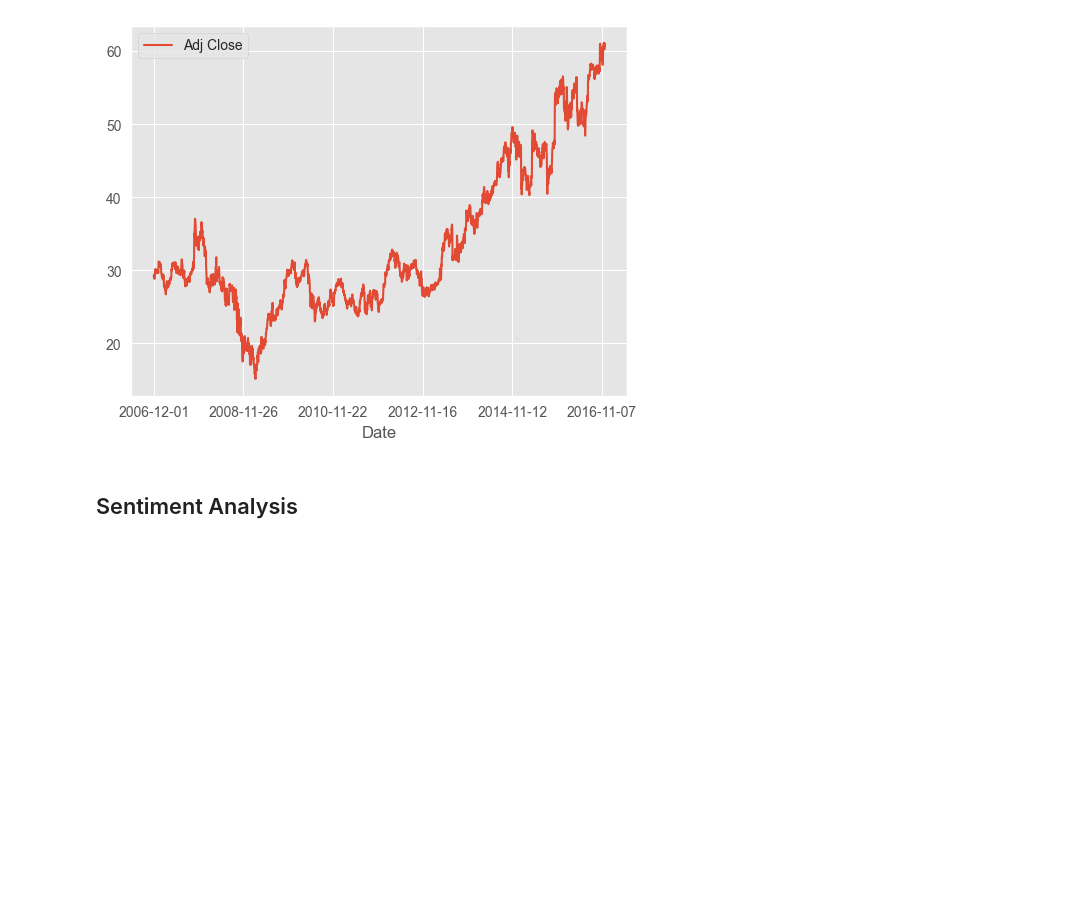
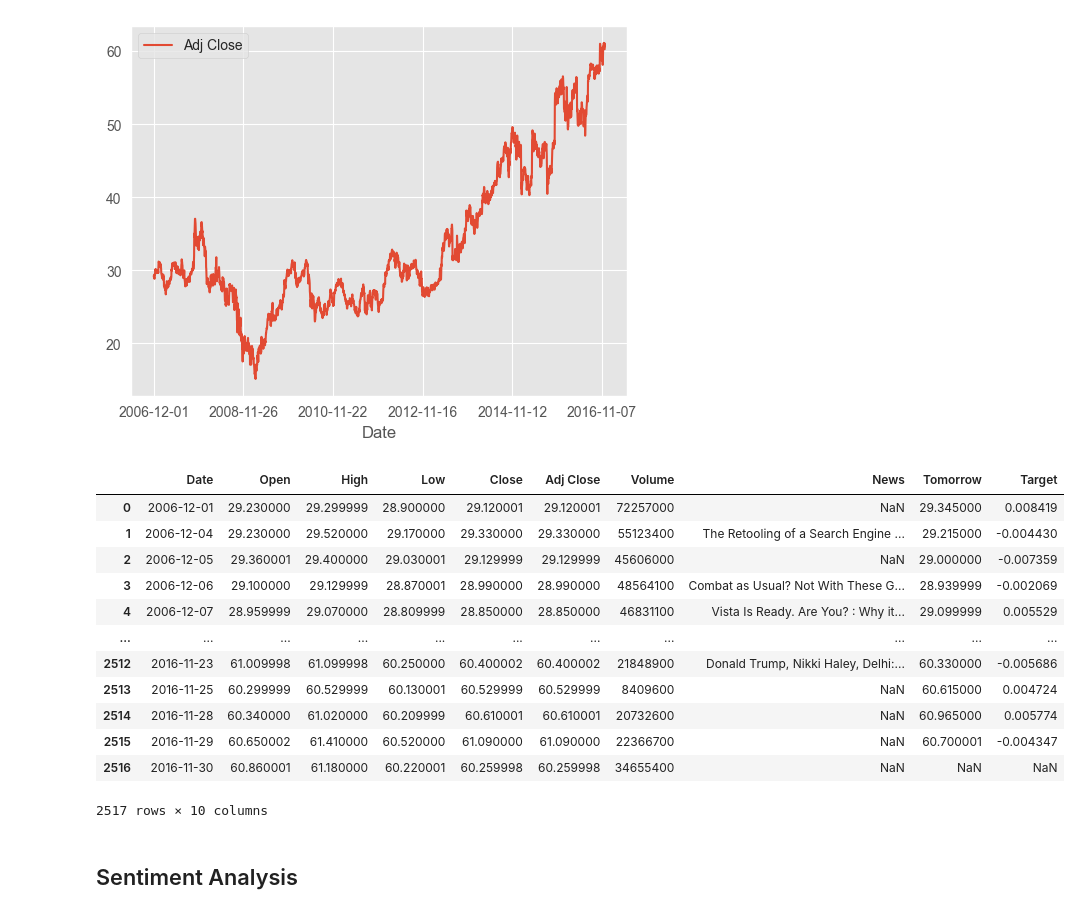
Before and after one commit to requiser/Komplex_tervezes, a Jupyter notebook: sentiment_analysis_source_1.ipynb, the cells around one changed output. Saved outputs shown, nothing was run; the diff lists cells and outputs as text; code cells hidden in the pictures; blank space fills up the shorter version.

```diff
--- a/sentiment_analysis_source_1.ipynb
+++ b/sentiment_analysis_source_1.ipynb
@@ -41,3 +48,19 @@ msft_news["Target"] = (msft_news["Tomorrow"] / msft_news["Adj Close"]-1)
+# %%
+msft_news
+# %% [output]
+|  | Date | Open | High | Low | Close | Adj Close | Volume | News | Tomorrow | Target |
+| 0 | 2006-12-01 | 29.230000 | 29.299999 | 28.900000 | 29.120001 | 29.120001 | 72257000 | NaN | 29.345000 | 0.008419 |
+| 1 | 2006-12-04 | 29.230000 | 29.520000 | 29.170000 | 29.330000 | 29.330000 | 55123400 | The Retooling of a Search Engine ... | 29.215000 | -0.004430 |
+| 2 | 2006-12-05 | 29.360001 | 29.400000 | 29.030001 | 29.129999 | 29.129999 | 45606000 | NaN | 29.000000 | -0.007359 |
+| 3 | 2006-12-06 | 29.100000 | 29.129999 | 28.870001 | 28.990000 | 28.990000 | 48564100 | Combat as Usual? Not With These G... | 28.939999 | -0.002069 |
+| 4 | 2006-12-07 | 28.959999 | 29.070000 | 28.809999 | 28.850000 | 28.850000 | 46831100 | Vista Is Ready. Are You? : Why it... | 29.099999 | 0.005529 |
+| ... | ... | ... | ... | ... | ... | ... | ... | ... | ... | ... |
+| 2512 | 2016-11-23 | 61.009998 | 61.099998 | 60.250000 | 60.400002 | 60.400002 | 21848900 | Donald Trump, Nikki Haley, Delhi:... | 60.330000 | -0.005686 |
+| 2513 | 2016-11-25 | 60.299999 | 60.529999 | 60.130001 | 60.529999 | 60.529999 | 8409600 | NaN | 60.615000 | 0.004724 |
+| 2514 | 2016-11-28 | 60.340000 | 61.020000 | 60.209999 | 60.610001 | 60.610001 | 20732600 | NaN | 60.965000 | 0.005774 |
+| 2515 | 2016-11-29 | 60.650002 | 61.410000 | 60.520000 | 61.090000 | 61.090000 | 22366700 | NaN | 60.700001 | -0.004347 |
+| 2516 | 2016-11-30 | 60.860001 | 61.180000 | 60.220001 | 60.259998 | 60.259998 | 34655400 | NaN | NaN | NaN |
+2517 rows × 10 columns
 # %% [markdown]
 ## Sentiment Analysis ##
 # %%
```
Also changed, not shown: parts of 9 cells of this notebook, 1 other file.
